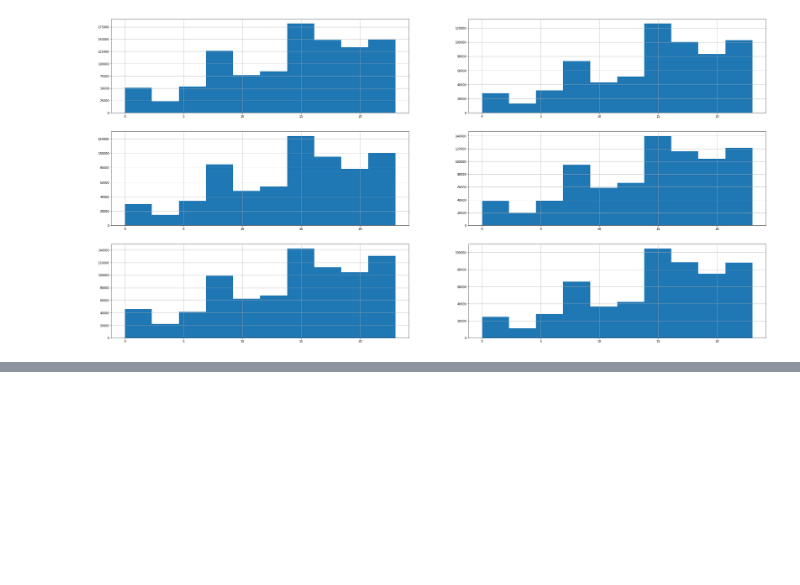
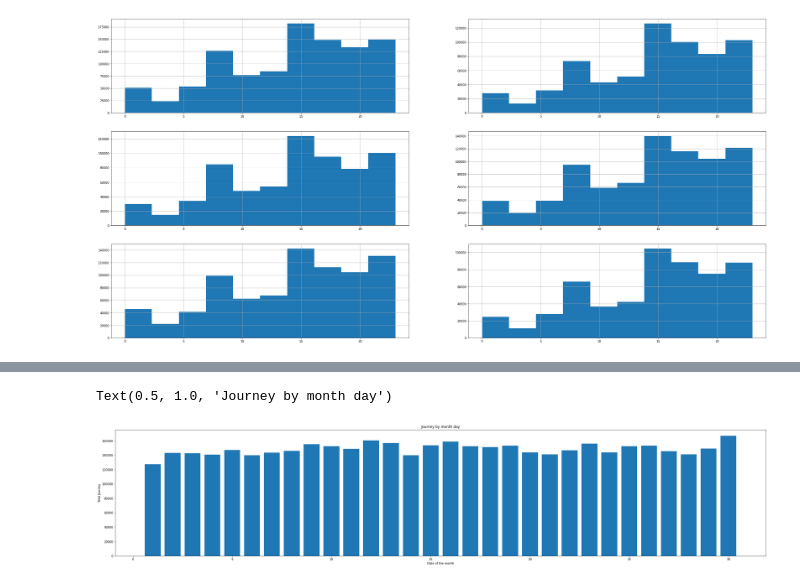
Before and after one commit to Aboubacar2012/Data_Analysis_Project, a Jupyter notebook: Uber_Data_Analysis.ipynb, the cells around one changed output, grey strips where cells are left out. Saved outputs shown, nothing was run; the diff lists cells and outputs as text; code cells hidden in the pictures; blank space fills up the shorter version.

```diff
--- a/Uber_Data_Analysis.ipynb
+++ b/Uber_Data_Analysis.ipynb
@@ -228,0 +294,10 @@ for i, month in enumerate(df['month'].unique()):
+# %%
+# Method 1 :
+plt.figure(figsize=(40,8))
+plt.hist(df['day'], bins=30, rwidth=0.8, range=(0.5, 30.5))
+plt.xlabel('Date of the month')
+plt.ylabel('Total Journey')
+plt.title('Journey by month day')
+# %% [output]
+Text(0.5, 1.0, 'Journey by month day')
+[figure, added]
```
Also changed, not shown: parts of 51 cells of this notebook.
